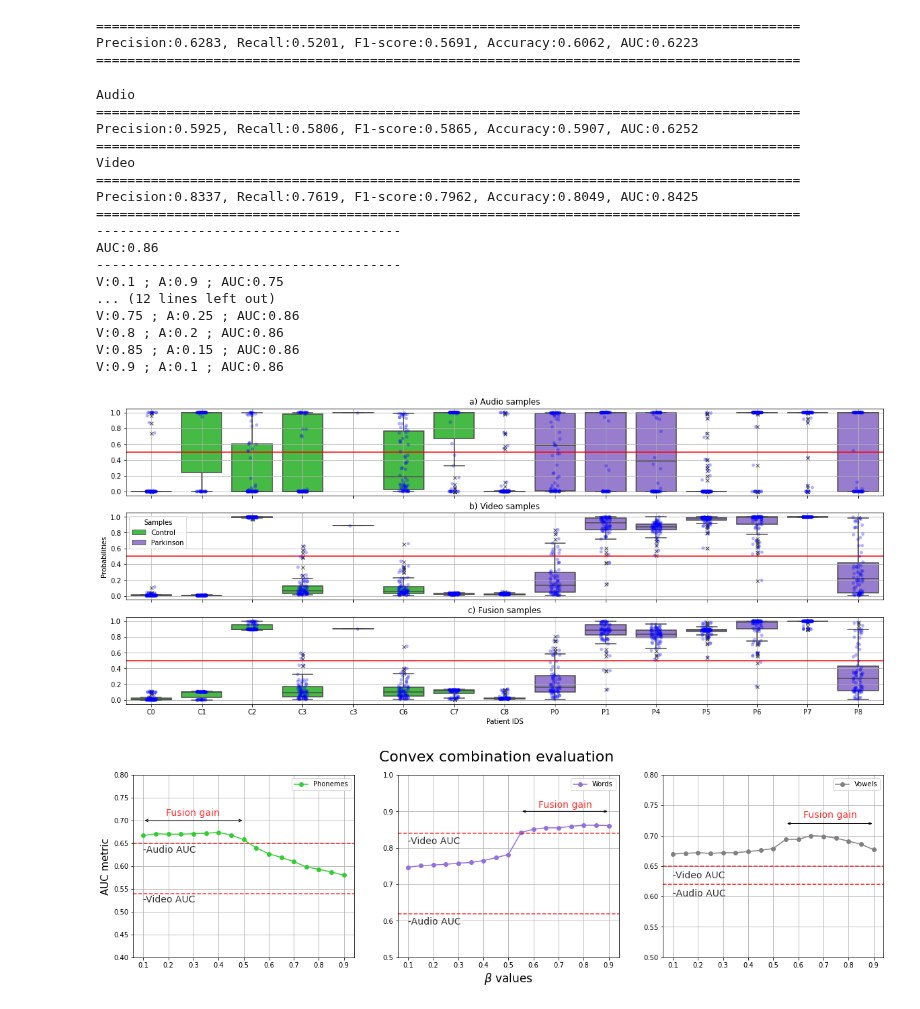
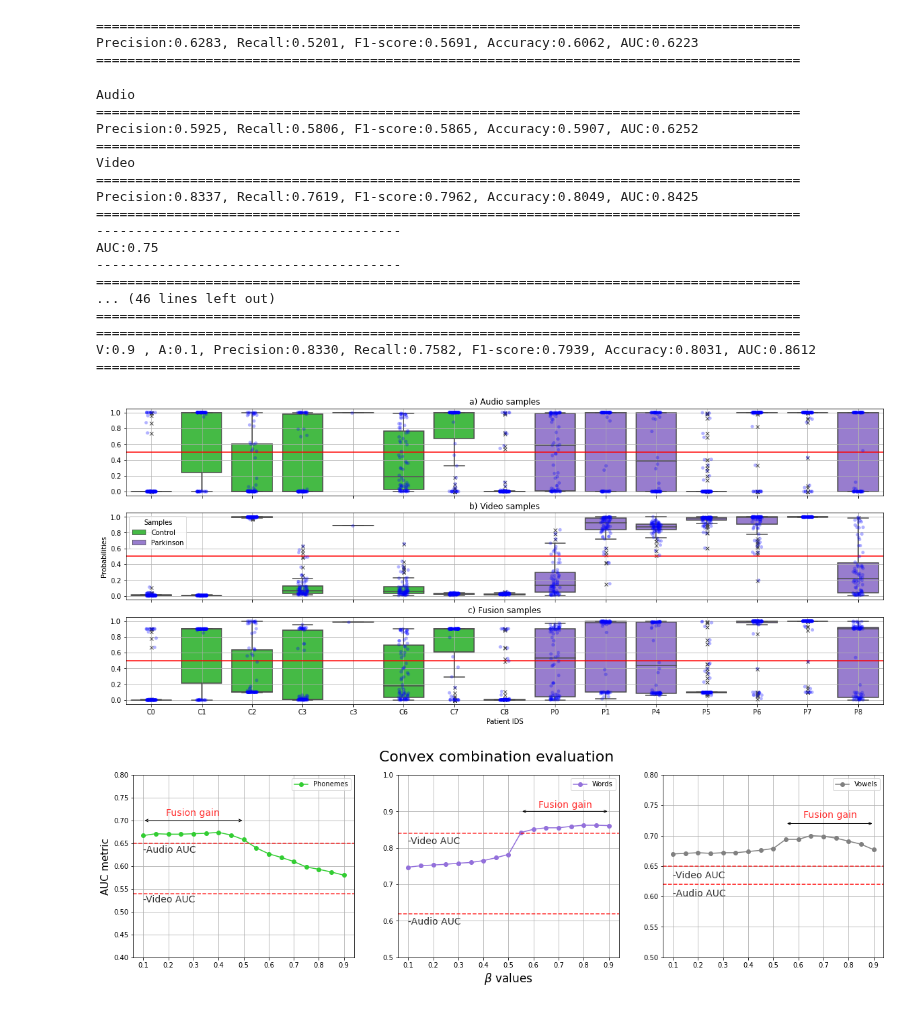
Before and after one commit to jdvalera19/Parkinson-Multimodal-Cross-Attention, a Jupyter notebook: View_result copy.ipynb, the cells around one changed output. Saved outputs shown, nothing was run; the diff lists cells and outputs as text; code cells hidden in the pictures.

```diff
--- a/View_result copy.ipynb
+++ b/View_result copy.ipynb
@@ -231,41 +232,41 @@ Precision:0.6283, Recall:0.5201, F1-score:0.5691, Accuracy:0.6062, AUC:0.6223
 # %%
 audio_path = 'Results/Note:AUDIO:LOO_data_v2_balanced_vgg16_weights-Lr:1e-05-Epoch:100-Exercise:Words-duration_size:False.csv'
 video_path = 'Results/Note:VIDEO:LOO_data_v2_balanced_without_weights-Lr:0.0001-Epoch:25-Exercise:Words-duration_size:False.csv'
 save_name  = 'results_words'
-alpha      = 0.1
+alpha      = 0.9
 
 print('Audio')
 view_results(audio_path)
 print('Video')
 view_results(video_path)
 
 generate_final_visualization(audio_path,
                              video_path,
                              save_name,
                              'Patient IDS',
                              alpha)
 
 data_words = audio_visual_evaluation(audio_path,
                                       video_path)
 # %% [output]
 Audio
 ==========================================================================================
 Precision:0.5925, Recall:0.5806, F1-score:0.5865, Accuracy:0.5907, AUC:0.6252
 ==========================================================================================
 Video
 ==========================================================================================
 Precision:0.8337, Recall:0.7619, F1-score:0.7962, Accuracy:0.8049, AUC:0.8425
 ==========================================================================================
 ---------------------------------------
-AUC:0.86
+AUC:0.75
 ---------------------------------------
-V:0.1 ; A:0.9 ; AUC:0.75
-... (12 lines left out)
-V:0.75 ; A:0.25 ; AUC:0.86
-V:0.8 ; A:0.2 ; AUC:0.86
-V:0.85 ; A:0.15 ; AUC:0.86
-V:0.9 ; A:0.1 ; AUC:0.86
+==========================================================================================
+... (46 lines left out)
+==========================================================================================
+==========================================================================================
+V:0.9 , A:0.1, Precision:0.8330, Recall:0.7582, F1-score:0.7939, Accuracy:0.8031, AUC:0.8612
+==========================================================================================
-[figure, old version]
+[figure, new version]
 # %%
 import seaborn as sns
 # %%
```
Also changed, not shown: parts of 2 cells of this notebook, 11 other files.
